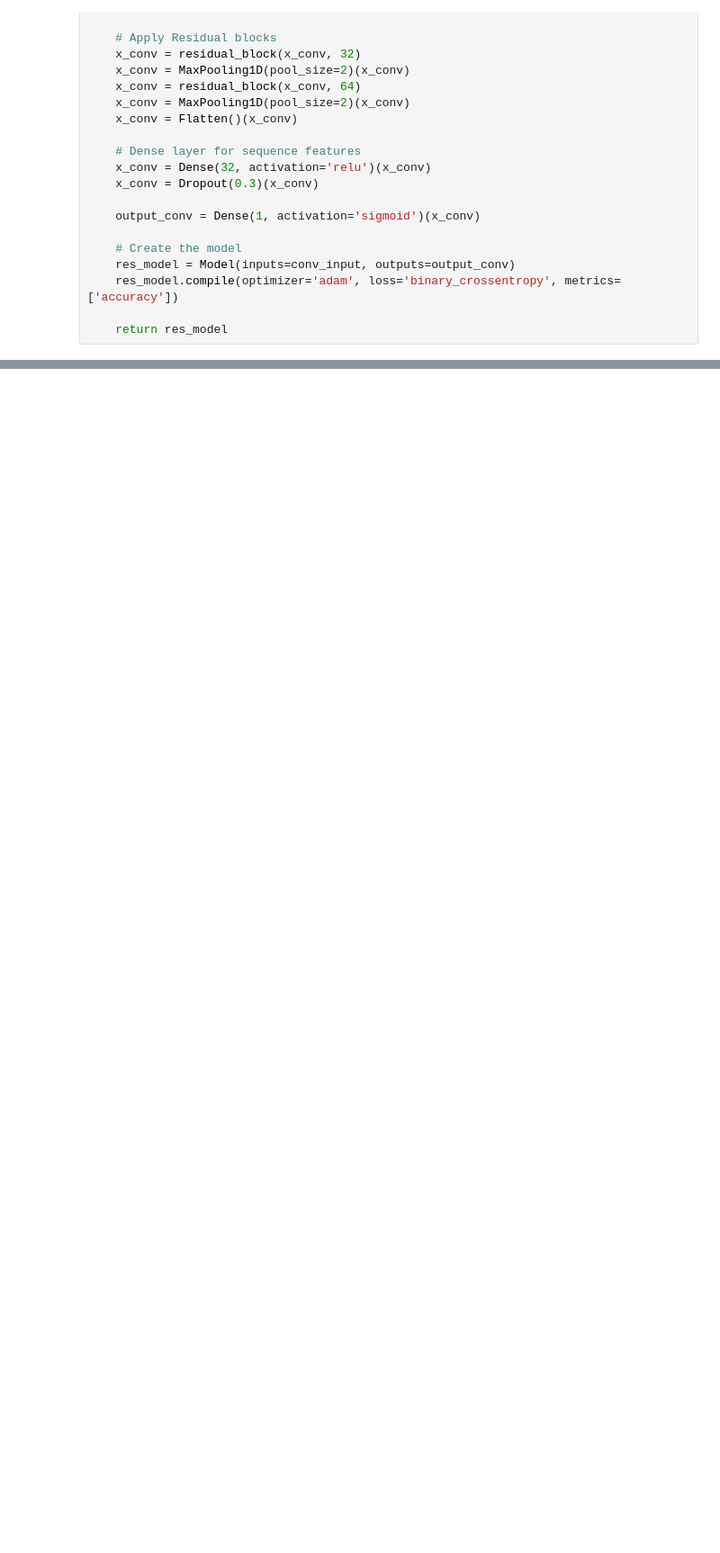
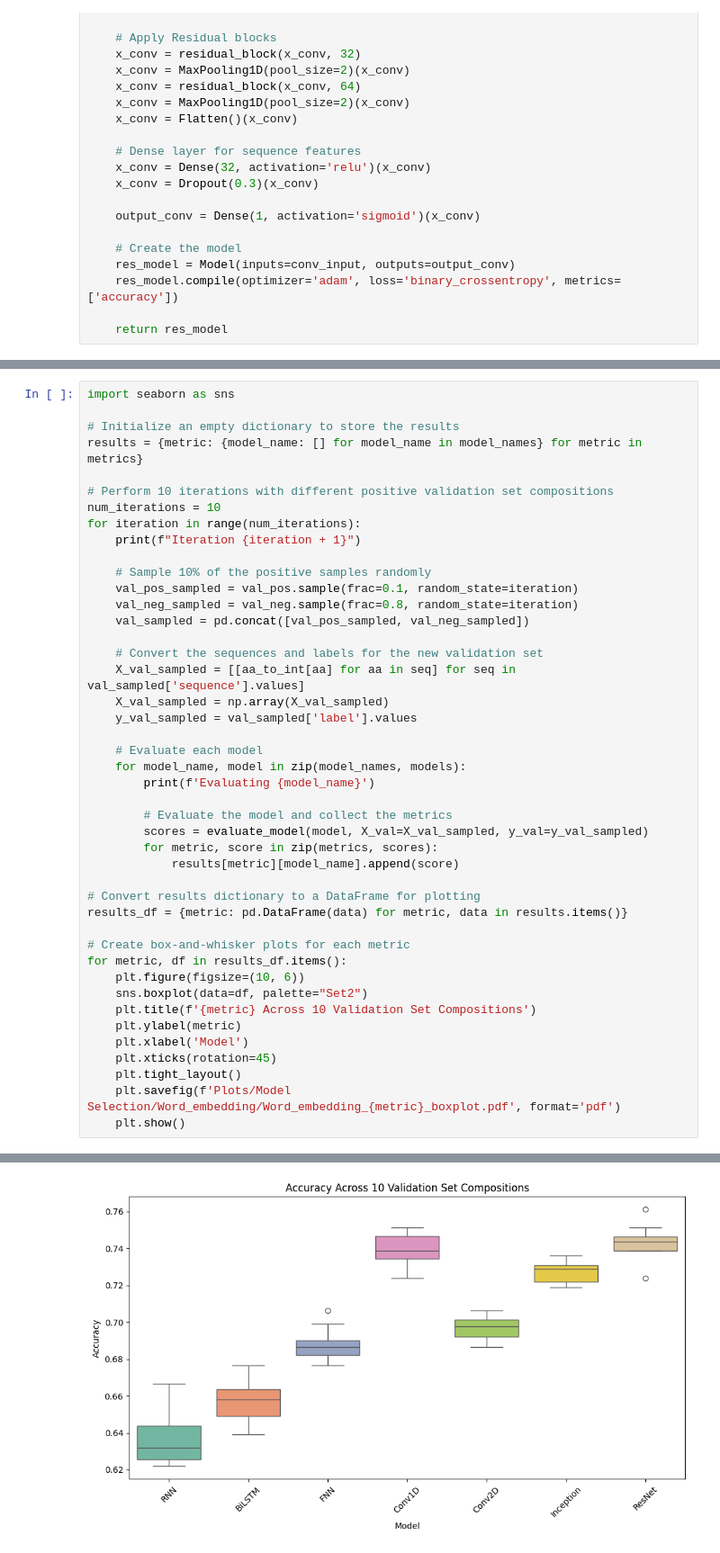
Before and after one commit to Sheldor7701/ResLysEmbed, a Jupyter notebook: Codes/word_embed_model_select.ipynb, the cells around one changed output, grey strips where cells are left out. Shown at 90% size. Drawn from its saved outputs; the diff is of its cells as text; blank space fills up the shorter version.

```diff
--- a/Codes/word_embed_model_select.ipynb
+++ b/Codes/word_embed_model_select.ipynb
@@ -449,0 +450,45 @@ F1 Score: 0.3797
+# %%
+import seaborn as sns
+
+# Initialize an empty dictionary to store the results
+results = {metric: {model_name: [] for model_name in model_names} for metric in metrics}
+
+# Perform 10 iterations with different positive validation set compositions
+num_iterations = 10
+for iteration in range(num_iterations):
+    print(f"Iteration {iteration + 1}")
+
+    # Sample 10% of the positive samples randomly
+    val_pos_sampled = val_pos.sample(frac=0.1, random_state=iteration)
+    val_neg_sampled = val_neg.sample(frac=0.8, random_state=iteration)
+    val_sampled = pd.concat([val_pos_sampled, val_neg_sampled])
+
+    # Convert the sequences and labels for the new validation set
+    X_val_sampled = [[aa_to_int[aa] for aa in seq] for seq in val_sampled['sequence'].values]
+    X_val_sampled = np.array(X_val_sampled)
+    y_val_sampled = val_sampled['label'].values
+
+    # Evaluate each model
+    for model_name, model in zip(model_names, models):
+        print(f'Evaluating {model_name}')
+
+        # Evaluate the model and collect the metrics
+        scores = evaluate_model(model, X_val=X_val_sampled, y_val=y_val_sampled)
+        for metric, score in zip(metrics, scores):
+            results[metric][model_name].append(score)
+
+# Convert results dictionary to a DataFrame for plotting
+results_df = {metric: pd.DataFrame(data) for metric, data in results.items()}
+
+# Create box-and-whisker plots for each metric
+for metric, df in results_df.items():
+    plt.figure(figsize=(10, 6))
+    sns.boxplot(data=df, palette="Set2")
+    plt.title(f'{metric} Across 10 Validation Set Compositions')
+    plt.ylabel(metric)
+    plt.xlabel('Model')
+    plt.xticks(rotation=45)
+    plt.tight_layout()
+    plt.savefig(f'Plots/Model Selection/Word_embedding/Word_embedding_{metric}_boxplot.pdf', format='pdf')
+    plt.show()
+# %% [output]
@@ -449,0 +512 @@ F1 Score: 0.3797
+[figure, added]
```
Also changed, not shown: parts of 12 cells of this notebook, 2 other files.
